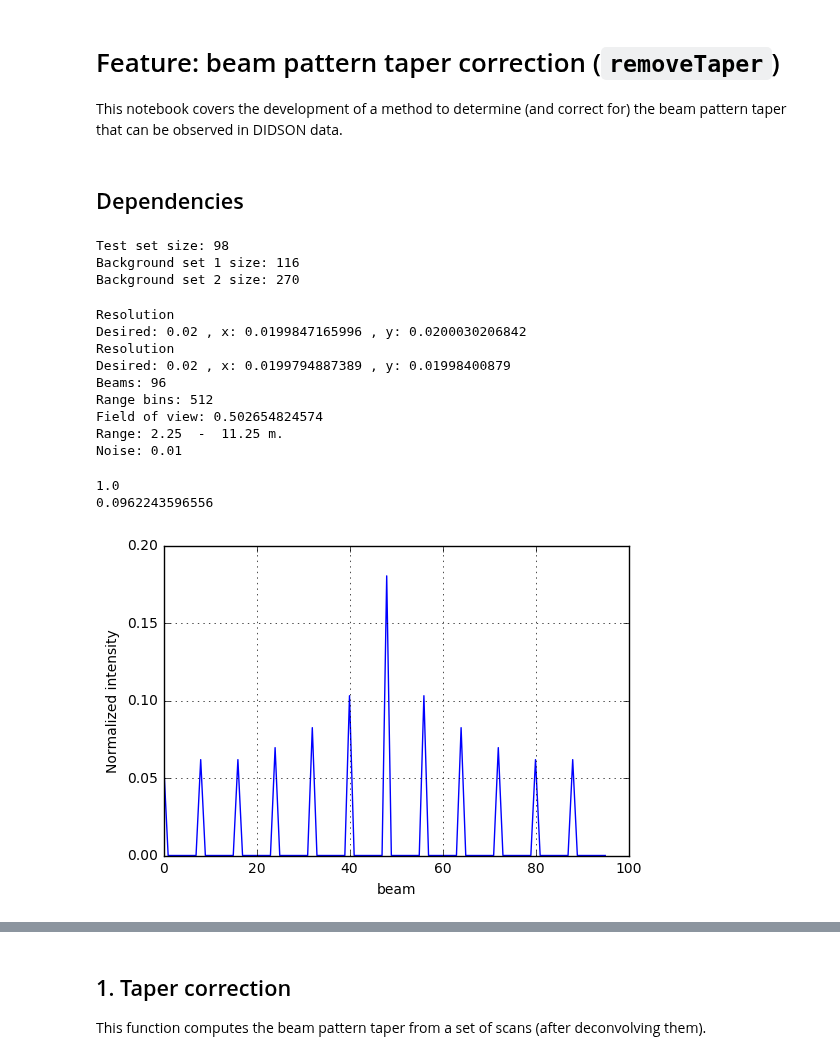
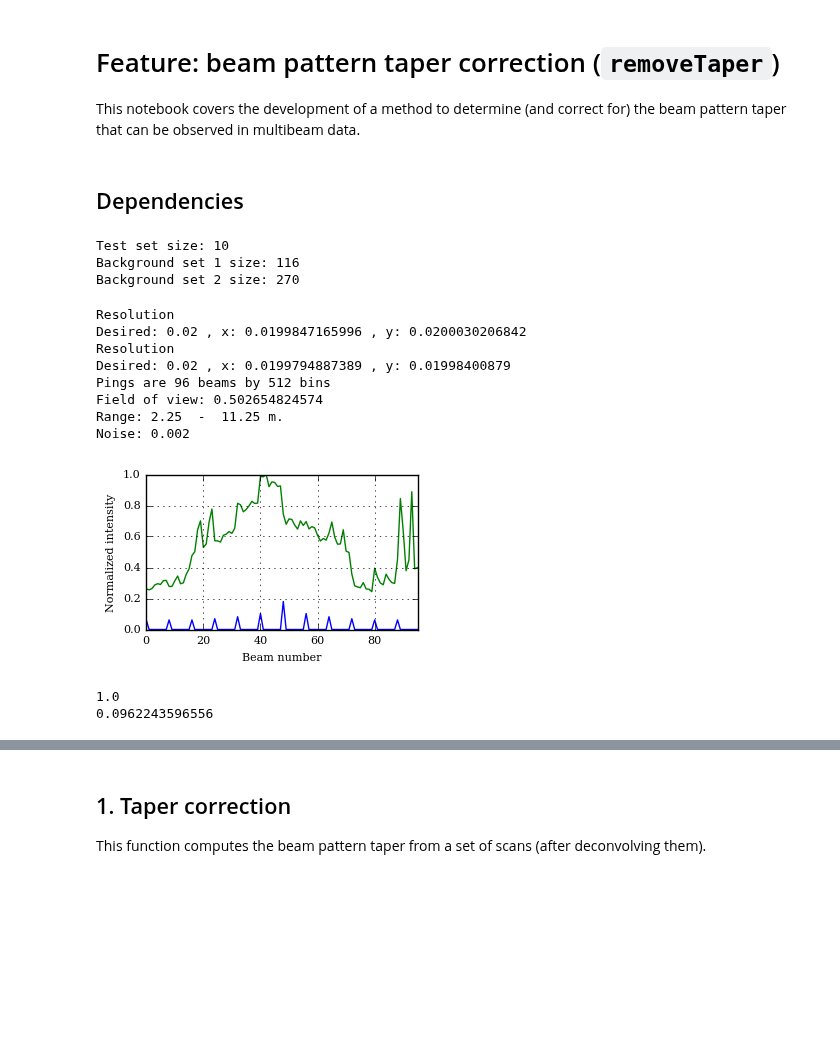
Before and after one commit to pvazteixeira/multibeam, a Jupyter notebook: dev/feature-removeTaper.ipynb, the cells around one changed output, grey strips where cells are left out. Drawn from its saved outputs; the diff is of its cells as text; code cells hidden in the pictures; blank space fills up the shorter version.

```diff
--- a/dev/feature-removeTaper.ipynb
+++ b/dev/feature-removeTaper.ipynb
@@ -1,7 +1,7 @@
 # %% [markdown]
 # Feature: beam pattern taper correction (`removeTaper`)
 
-This notebook covers the development of a method to determine (and correct for) the beam pattern taper that can be observed in DIDSON data.
+This notebook covers the development of a method to determine (and correct for) the beam pattern taper that can be observed in multibeam data.
 # %% [markdown]
 ## Dependencies
 # %%
@@ -17,16 +20,16 @@ from glob import glob
 from skimage.io import imread
 # %%
 # test_image_list = glob('/home/pvt/Workspace/Data/HAUV/DIDSON/synth/dataset-1/*raw.png')
-test_image_list = glob('/home/pvt/Workspace/Data/HAUV/DIDSON/2016-07-19.11/0182/*raw.png')
+test_image_list = glob('../data/dataset-1/*raw.png') # raw images only
 print 'Test set size:',len(test_image_list)
 
 # two sets of images observing open water (no objects) with window range from 2.25 to 11.25m (9m window)
-bg_image_list_1 = glob('/home/pvt/Workspace/Data/HAUV/DIDSON/synth/dataset-2/*raw.png') # window set to 2.25m to 11.25m
+bg_image_list_1 = glob('../data/dataset-2/*raw.png') # window set to 2.25m to 11.25m
 print 'Background set 1 size:', len(bg_image_list_1)
-bg_image_list_2 = glob('/home/pvt/Workspace/Data/HAUV/DIDSON/synth/dataset-3/*raw.png') #
+bg_image_list_2 = glob('../data/dataset-3/*raw.png') #
 print 'Background set 2 size:',len(bg_image_list_2)
 # %% [output]
-Test set size: 98
+Test set size: 10
 Background set 1 size: 116
 Background set 2 size: 270
 # %%
@@ -35,8 +38,9 @@ from didson import Didson
 
 didson = Didson();
 didson.loadConfig('../data/DIDSON/didson.json')
-print 'Beams:',didson.num_beams
-print 'Range bins:',didson.num_bins
+# print 'Beams:',didson.num_beams
+# print 'Range bins:',didson.num_bins
+print 'Pings are',didson.num_beams,'beams by',didson.num_bins, 'bins'
 print 'Field of view:', didson.fov
 print 'Range:', didson.min_range, ' - ', didson.max_range, 'm.'
 print 'Noise:', didson.noise
@@ -45,22 +49,25 @@ Resolution
 Desired: 0.02 , x: 0.0199847165996 , y: 0.0200030206842
 Resolution
 Desired: 0.02 , x: 0.0199794887389 , y: 0.01998400879
-Beams: 96
-Range bins: 512
+Pings are 96 beams by 512 bins
 Field of view: 0.502654824574
 Range: 2.25  -  11.25 m.
-Noise: 0.01
+Noise: 0.002
 # %%
 psf = didson.psf[0,:]
-plt.figure()
+plt.figure(figsize=(3.5,2))
 plt.plot(psf)
+plt.plot(didson.taper)
 plt.grid()
-plt.xlabel('beam')
+plt.xlabel('Beam number')
 plt.ylabel('Normalized intensity')
-# plt.savefig("psf.png",transparent=True,pad_inches=0.0)
+plt.rc('font', size=8)
+plt.xlim([0, 95])
+plt.savefig('didson_psf_taper.eps',dpi=600,bbox_inches='tight',transparent=True,pad_inches=0.05)
+plt.show()
 print np.sum(psf)
 print np.sum(psf**2)
 # %% [output]
+[figure, new version]
 1.0
 0.0962243596556
-[figure, old version]
```
Also changed, not shown: parts of 13 cells of this notebook.
